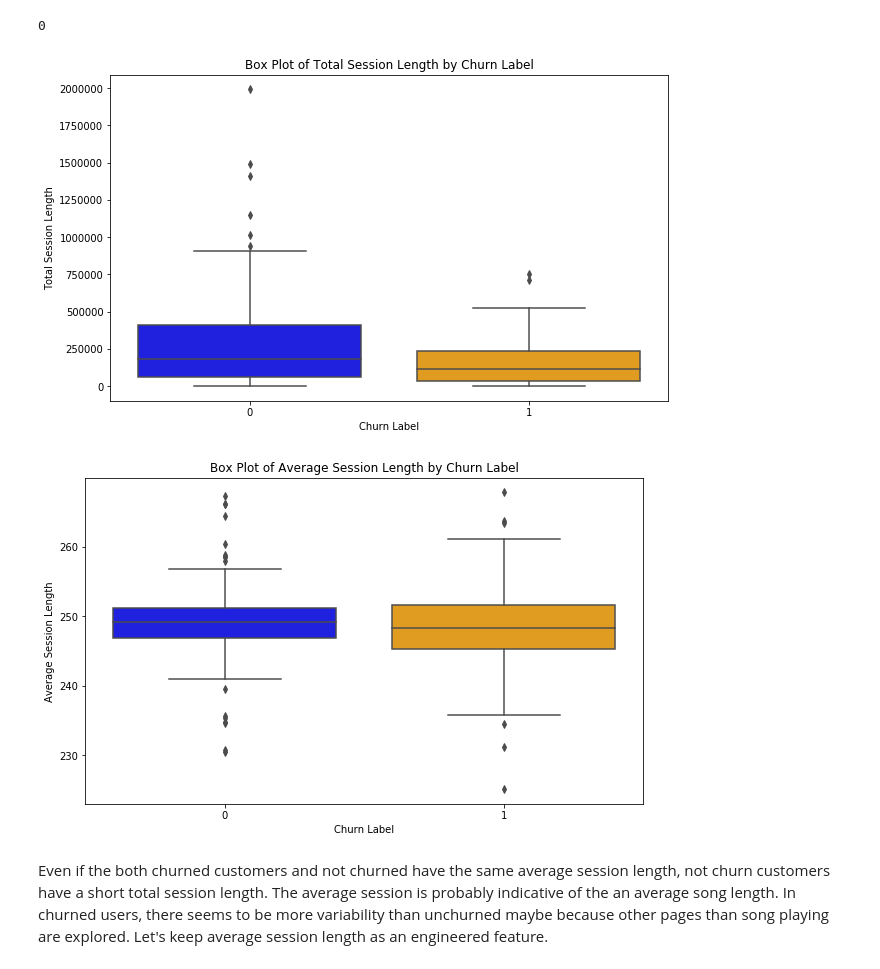
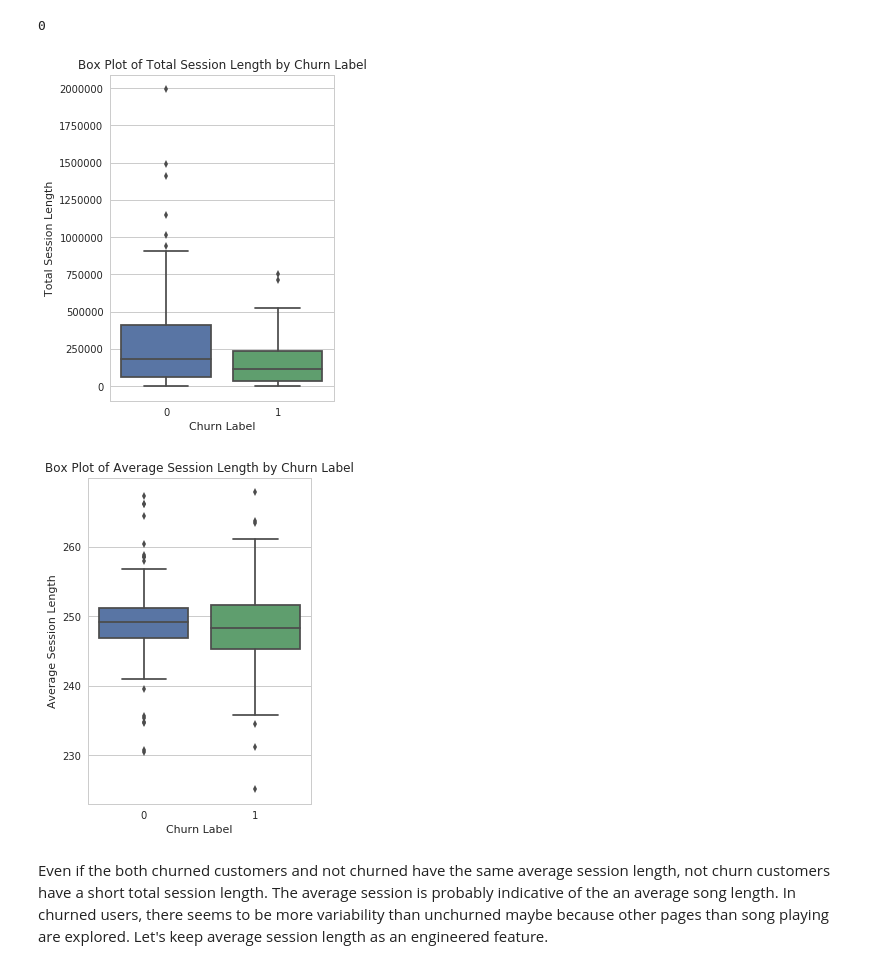
Before and after one commit to thecochenille/scaling-fishstick, a Jupyter notebook: Sparkify.ipynb, the cells around one changed output. Drawn from its saved outputs; the diff is of its cells as text; code cells hidden in the pictures.

```diff
--- a/Sparkify.ipynb
+++ b/Sparkify.ipynb
@@ -750,0 +764,12 @@ We see that the most played artist is coldplay with no churn, and over 40000 ses
+# %%
+sns.set(style="whitegrid")
+plt.figure(figsize=(16, 8))
+plot = sns.barplot(x="userId", y="count", hue="churn_lab", data=count_artist_by_user_churn)
+
+# Rotate x-axis labels
+plot.set_xticklabels(plot.get_xticklabels(), rotation=45, horizontalalignment='right')
+
+plt.title("Artist Counts per User and by churn")
+plt.xlabel("Artist")
+plt.ylabel("Count")
+plt.show()
@@ -750,0 +778,12 @@ We see that the most played artist is coldplay with no churn, and over 40000 ses
+# %%
+sns.set(style="whitegrid")
+plt.figure(figsize=(4, 6))
+plot = sns.boxplot(y="count", x="churn_lab", data=count_artist_by_user_churn)
+
+# Rotate x-axis labels
+plot.set_xticklabels(plot.get_xticklabels(), rotation=45, horizontalalignment='right')
+
+plt.title("Artist Counts per User and by churn")
+plt.xlabel("Artist")
+plt.ylabel("Count")
+plt.show()
@@ -819,19 +860,21 @@ length_agg_pd.duplicated("userId").sum()
 # %%
 length_agg_pd["userId"]=length_agg_pd["userId"].astype('category')
 # %%
-plt.figure(figsize=(10, 6))
-sns.boxplot(x="churn_lab", y="total_session_length", data=length_agg_pd, palette={0: 'blue', 1: 'orange'})
+sns.set(style="whitegrid")
+
+plt.figure(figsize=(4, 6))
+sns.boxplot(x="churn_lab", y="total_session_length", data=length_agg_pd)
 
 plt.xlabel('Churn Label')
 plt.ylabel('Total Session Length')
 plt.title('Box Plot of Total Session Length by Churn Label')
 
 plt.show()
 # %% [output]
-[figure, old version]
+[figure, new version]
 # %%
-plt.figure(figsize=(10, 6))
-sns.boxplot(x="churn_lab", y="avg_session_length", data=length_agg_pd, palette={0: 'blue', 1: 'orange'})
+plt.figure(figsize=(4, 6))
+sns.boxplot(x="churn_lab", y="avg_session_length", data=length_agg_pd)
 
 plt.xlabel('Churn Label')
 plt.ylabel('Average Session Length')
@@ -839,7 +882,7 @@ plt.title('Box Plot of Average Session Length by Churn Label')
 
 plt.show()
 # %% [output]
-[figure, old version]
+[figure, new version]
 # %% [markdown]
 Even if the both churned customers and not churned have the same average session length, not churn customers have a short total session length.
 The average session is probably indicative of the an average song length. In churned users, there seems to be more variability than unchurned maybe because other pages than song playing are explored. Let's keep average session length as an engineered feature.
```
Also changed, not shown: parts of 35 cells of this notebook.
